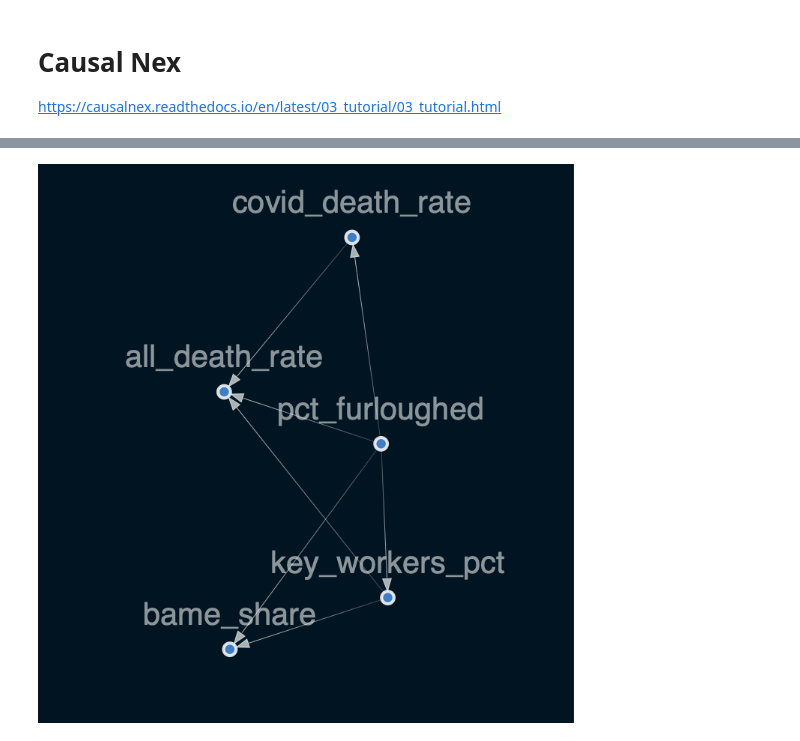
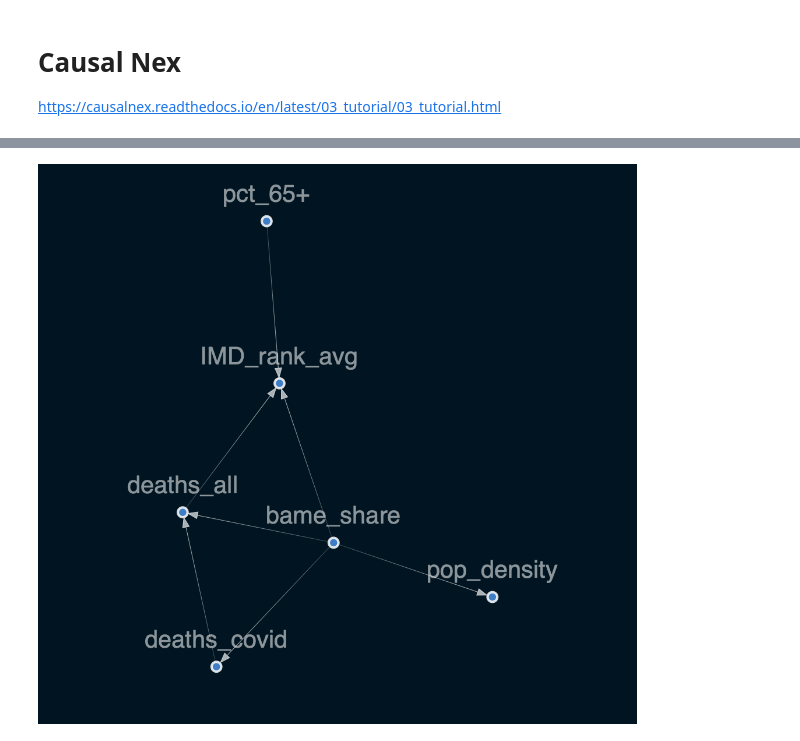
Before and after one commit to Quotennial/covid_bame, a Jupyter notebook: notebooks/causal_attempt.ipynb, the cells around one changed output, grey strips where cells are left out. Drawn from its saved outputs; the diff is of its cells as text; code cells hidden in the pictures.

```diff
--- a/notebooks/causal_attempt.ipynb
+++ b/notebooks/causal_attempt.ipynb
@@ -104,13 +41,16 @@ from causalnex.plots import plot_structure, NODE_STYLE, EDGE_STYLE
 from IPython.display import Image
 
 
-nex_df = gdf_norm.copy().dropna()
-nex_df.drop(columns=["population"], inplace=True)
-nex_df.to_csv("../data/processed/explain_pop_norm.csv")
+df_raw = pd.read_csv("../data/processed/master_df.csv", index_col=0).dropna()
+df_raw["bame_share"] = df_raw.Other+df_raw.Black_African_Caribbean+df_raw.Asian+df_raw.Mixed
+nex_df = df_raw.copy()
 
-sm = from_pandas(nex_df, tabu_edges=[("covid_death_rate", "bame_share")])
+nex_df.drop(columns=["Area Name", "covid_deaths_pop", "geometry","IMD_rank_std","area", "total_pop",
+                     "White", "Mixed", "Black_African_Caribbean","Asian","Other"], inplace=True)
+
+sm = from_pandas(nex_df, tabu_edges=[("deaths_covid", "IMD_rank_avg"),
+                                    ("deaths_covid", "pop_density")])
 sm.remove_edges_below_threshold(0.8)
-
 
 viz = plot_structure(
     sm,
@@ -126,3 +67,3 @@ Warning: node 'key_workers_pct', graph '' size too small for label
 
   warnings.warn(b"".join(errors).decode(self.encoding), RuntimeWarning)
-[figure, old version]
+[figure, new version]
```
Also changed, not shown: parts of 13 cells of this notebook, 25 other files.
